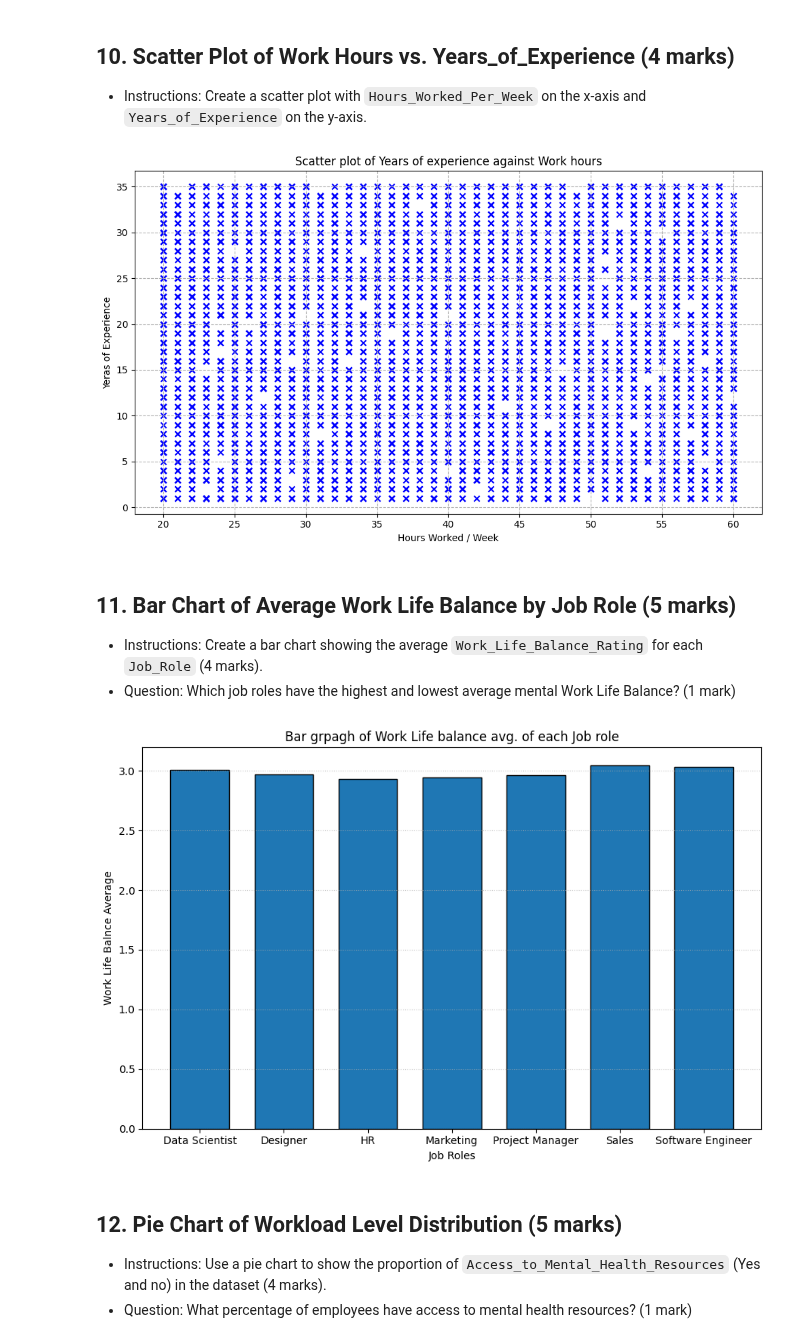
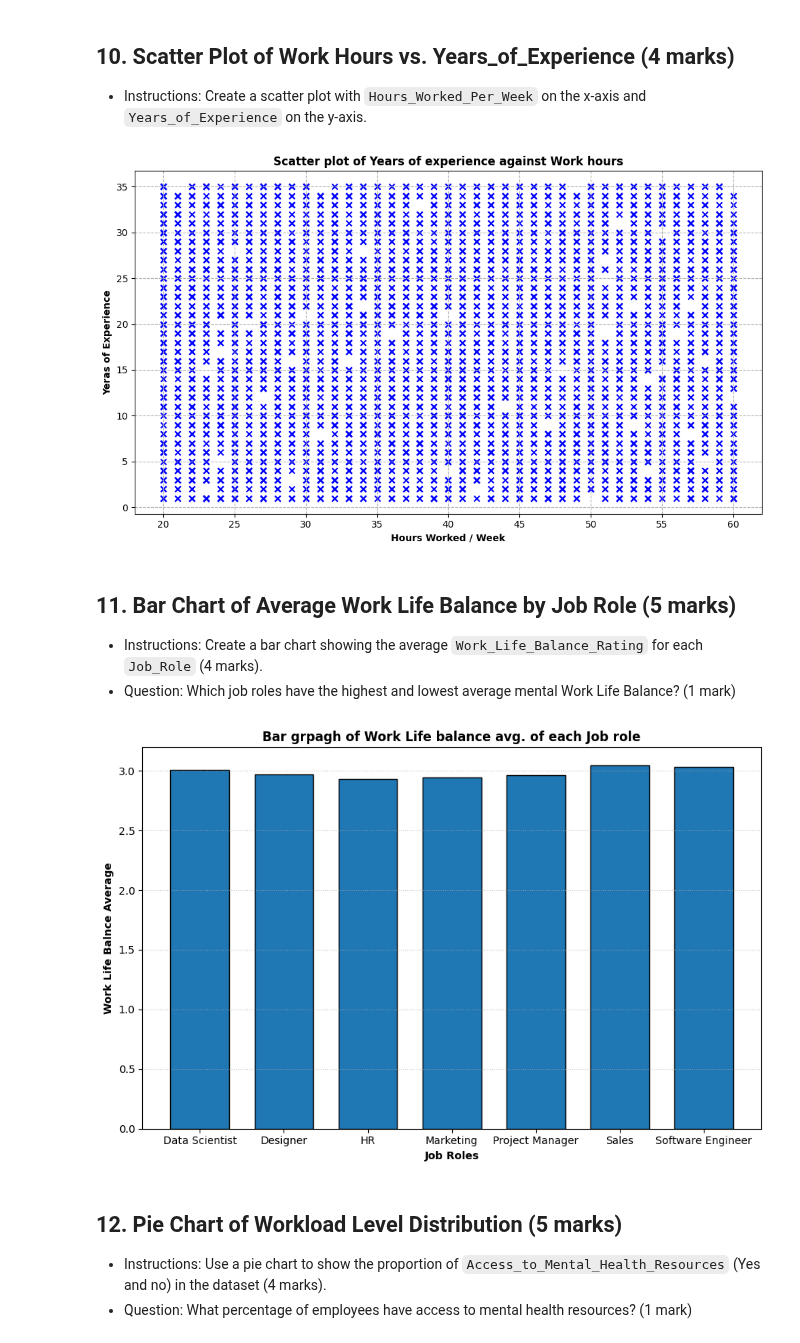
Before and after one commit to Sha-k1/Data-Analytics-Python, a Jupyter notebook: Assessment/Data_Analytics_with_Python_Assessment.ipynb, the cells around one changed output. Saved outputs shown, nothing was run; the diff lists cells and outputs as text; code cells hidden in the pictures.

```diff
--- a/Assessment/Data_Analytics_with_Python_Assessment.ipynb
+++ b/Assessment/Data_Analytics_with_Python_Assessment.ipynb
@@ -384,14 +384,14 @@ Text(0.5, 1.0, 'Distribution of Employee Working Hours per Week')
 plt.figure(figsize = (10,6))
 plt.scatter(df.Hours_Worked_Per_Week, df.Years_of_Experience, color = "blue", marker = 'x')
 
-plt.xlabel("Hours Worked / Week")
-plt.ylabel("Yeras of Experience")
-plt.title("Scatter plot of Years of experience against Work hours")
+plt.xlabel("Hours Worked / Week", fontweight = "bold")
+plt.ylabel("Yeras of Experience", fontweight = "bold")
+plt.title("Scatter plot of Years of experience against Work hours", fontweight = "bold")
 
 plt.grid(linestyle = '--')
 plt.tight_layout()
 # %% [output]
-[figure, old version]
+[figure, new version]
 # %% [markdown]
 ## 11. Bar Chart of Average Work Life Balance by Job Role (5 marks)
 - Instructions: Create a bar chart showing the average `Work_Life_Balance_Rating` for each `Job_Role` (4 marks).
@@ -399,18 +399,18 @@ plt.tight_layout()
 # %%
 # Write code here
 plt.figure(figsize = (9,6))
 plt.bar(grouped_and_avg_data.index, grouped_and_avg_data.values, width = .7, edgecolor = 'black')
 
-plt.xlabel("Job Roles")
-plt.ylabel("Work Life Balnce Average")
-plt.title("Bar grpagh of Work Life balance avg. of each Job role")
+plt.xlabel("Job Roles", fontweight = "bold")
+plt.ylabel("Work Life Balnce Average", fontweight = "bold")
+plt.title("Bar grpagh of Work Life balance avg. of each Job role", fontweight = "bold")
 
 plt.grid(axis = 'y', linestyle=":", alpha = 0.7)
 plt.tight_layout()
 
 # The highest Work life balance average is of Sales while the lowest is of HR
 # %% [output]
-[figure, old version]
+[figure, new version]
 # %% [markdown]
 ## 12. Pie Chart of Workload Level Distribution (5 marks)
 - Instructions: Use a pie chart to show the proportion of `Access_to_Mental_Health_Resources` (Yes and no) in the dataset (4 marks).
```
